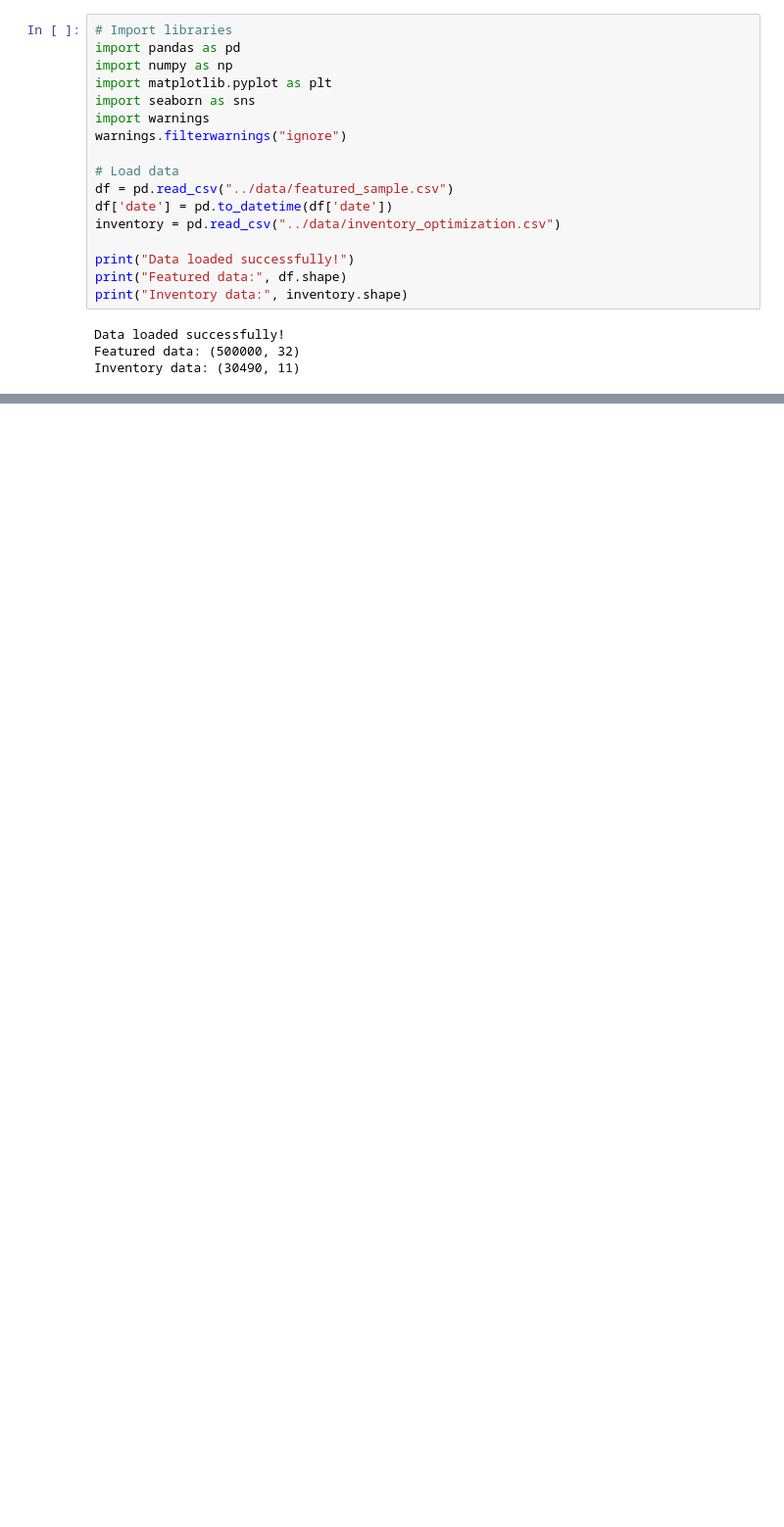
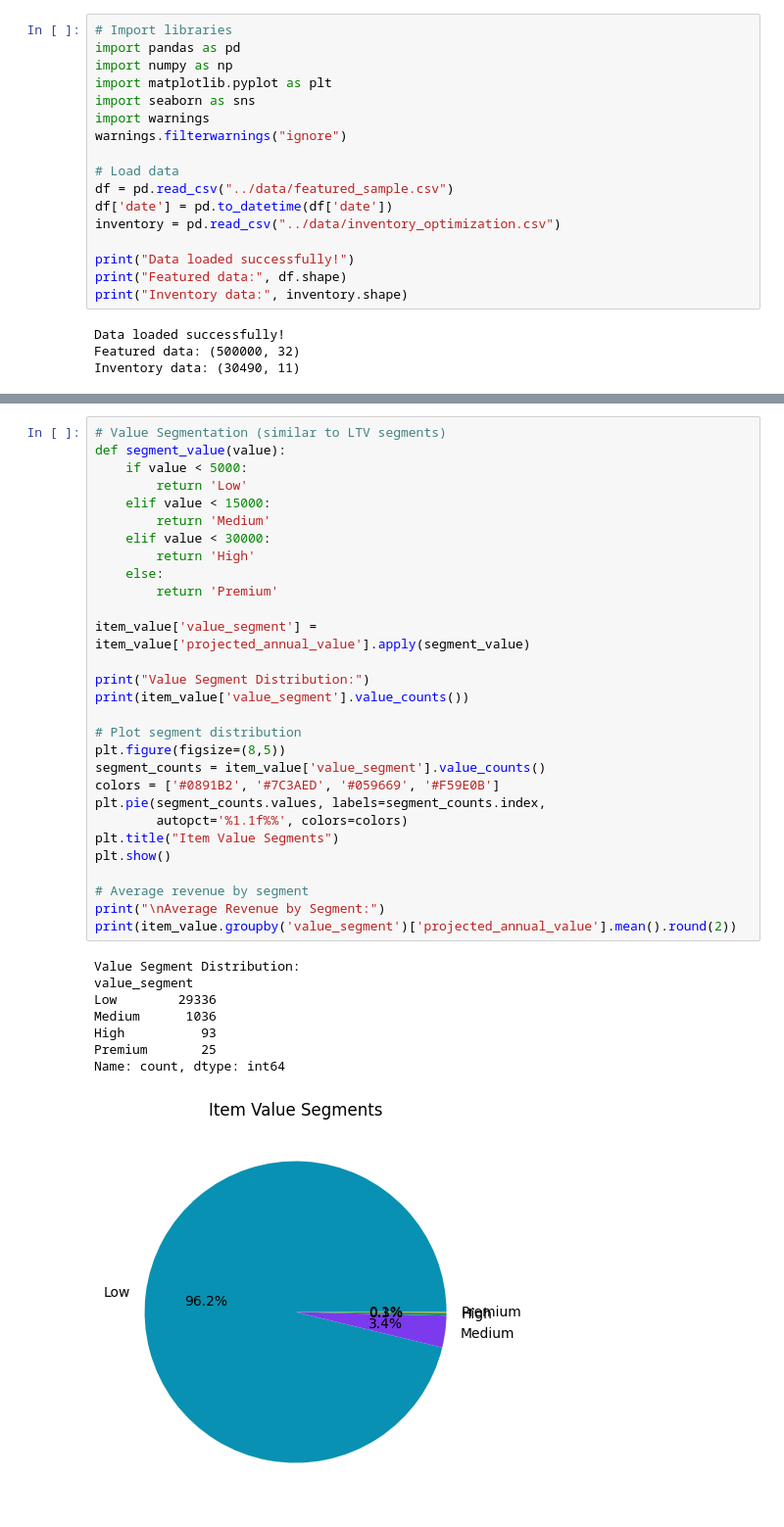
Before and after one commit to Dha2007/retail-demand-forecasting, a Jupyter notebook: notebooks/week3_demand_value.ipynb, the cells around one changed output, grey strips where cells are left out. Shown at 98% size. Saved outputs shown, nothing was run; the diff lists cells and outputs as text; blank space fills up the shorter version.

```diff
--- a/notebooks/week3_demand_value.ipynb
+++ b/notebooks/week3_demand_value.ipynb
@@ -43,0 +59,38 @@ print(item_value.nlargest(10, 'projected_annual_value')[
+# %%
+# Value Segmentation (similar to LTV segments)
+def segment_value(value):
+    if value < 5000:
+        return 'Low'
+    elif value < 15000:
+        return 'Medium'
+    elif value < 30000:
+        return 'High'
+    else:
+        return 'Premium'
+
+item_value['value_segment'] = item_value['projected_annual_value'].apply(segment_value)
+
+print("Value Segment Distribution:")
+print(item_value['value_segment'].value_counts())
+
+# Plot segment distribution
+plt.figure(figsize=(8,5))
+segment_counts = item_value['value_segment'].value_counts()
+colors = ['#0891B2', '#7C3AED', '#059669', '#F59E0B']
+plt.pie(segment_counts.values, labels=segment_counts.index,
+        autopct='%1.1f%%', colors=colors)
+plt.title("Item Value Segments")
+plt.show()
+
+# Average revenue by segment
+print("\nAverage Revenue by Segment:")
+print(item_value.groupby('value_segment')['projected_annual_value'].mean().round(2))
+# %% [output]
+Value Segment Distribution:
+value_segment
+Low        29336
+Medium      1036
+High          93
+Premium       25
+Name: count, dtype: int64
+[figure, added]
```
Also changed, not shown: parts of 4 cells of this notebook, 2 other files.
